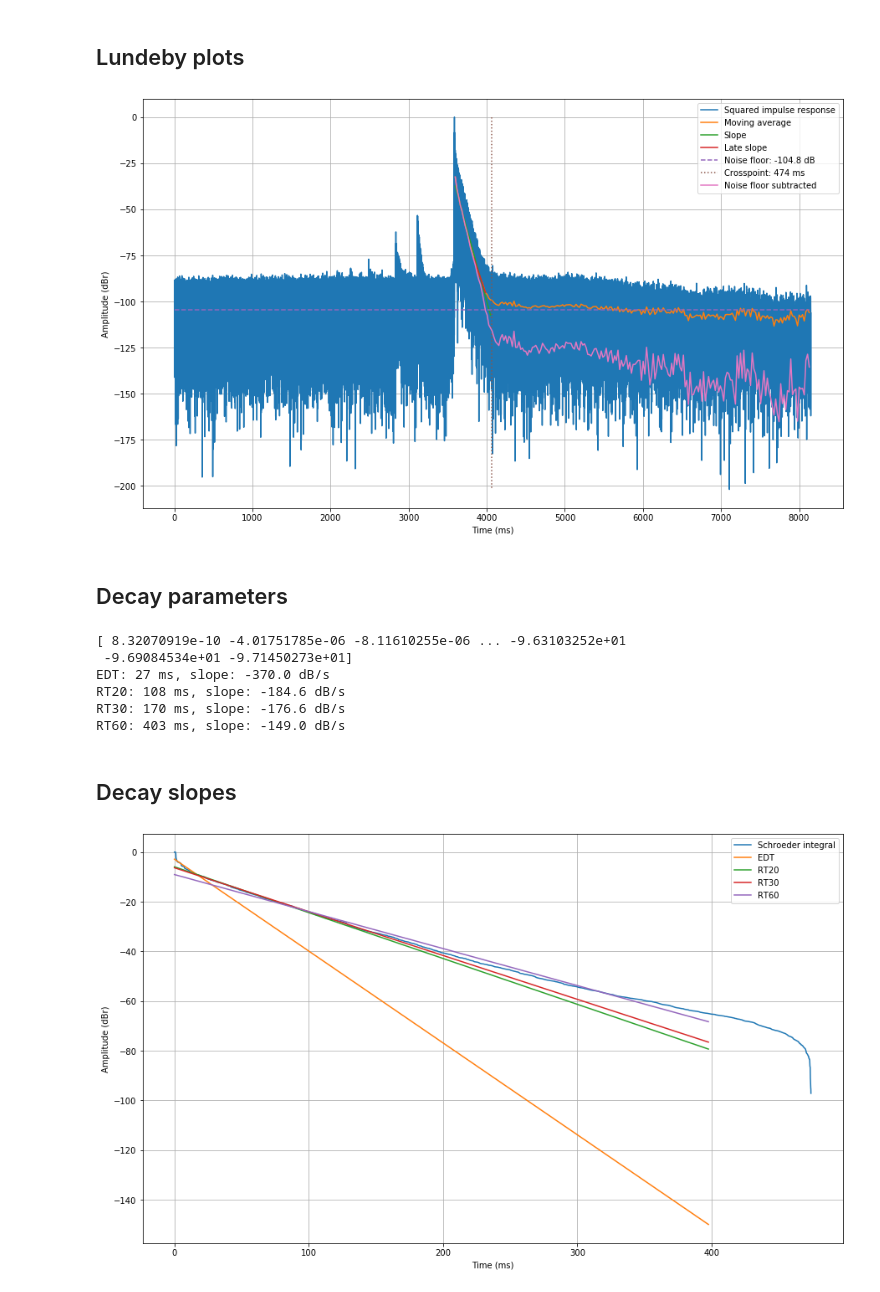
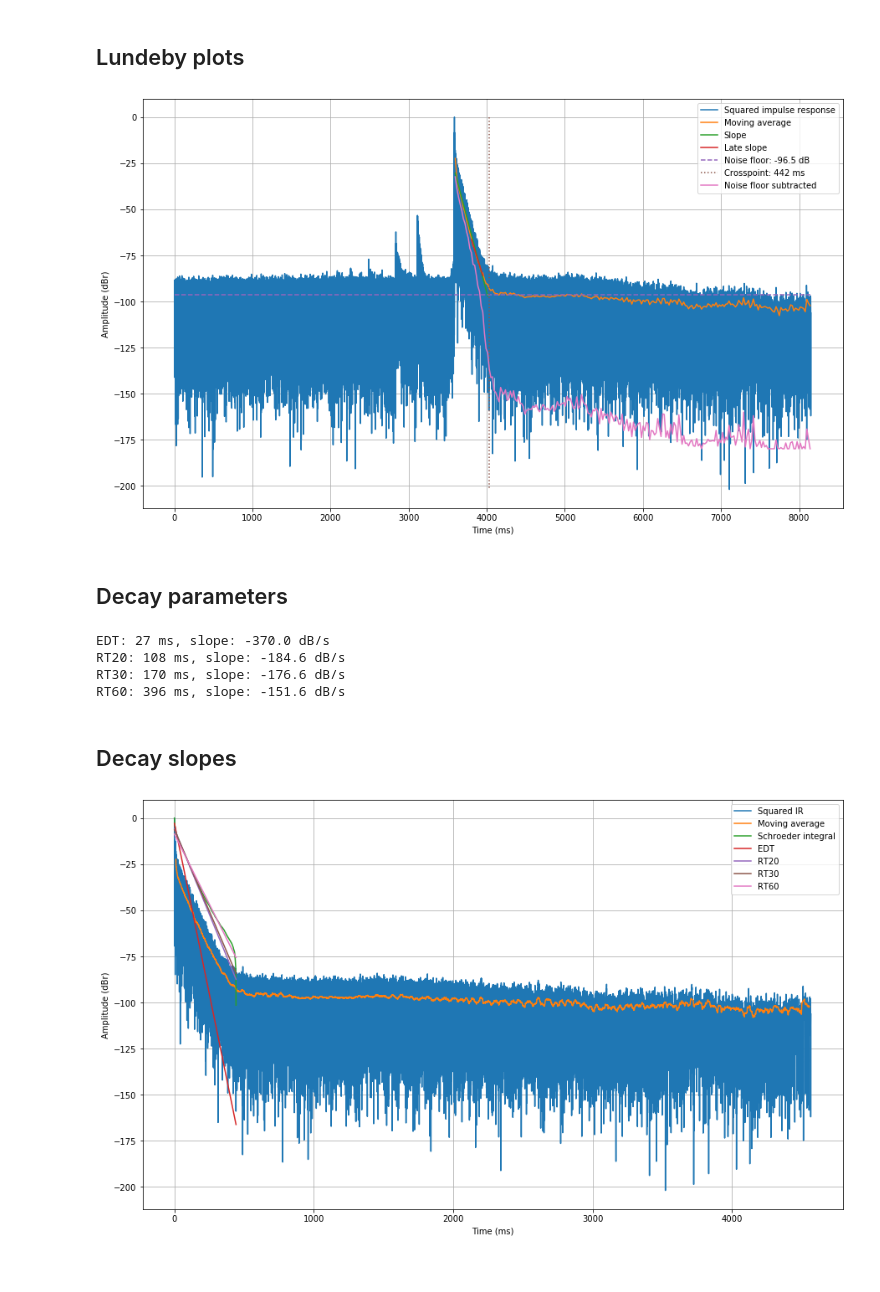
Before and after one commit to jaakkopasanen/Impulcifer, a Jupyter notebook: research/reverberation-management/lundeby.ipynb, the cells around one changed output. Cells and saved outputs as stored; diff of their text form; code cells hidden in the pictures.

```diff
--- a/research/reverberation-management/lundeby.ipynb
+++ b/research/reverberation-management/lundeby.ipynb
@@ -36,7 +36,7 @@ peak_time = ir.peak_index() / ir.fs
 
 # 1. The squared impulse response is averaged into localtime intervals in the range of 10–50 ms,
 # to yield asmooth curve without losing short decays.
-squared = 10 * np.log10(ir.data[ir.peak_index():] ** 2)  # Square data
+squared = ir.data[ir.peak_index():] ** 2  # Square data
 t_squared = np.arange(0, 1 / ir.fs * len(squared), 1 / ir.fs)
 wd = 0.03  # Window duration
 n = int(len(squared) / ir.fs / wd)  # Number of time windows
@@ -45,11 +45,13 @@ t_windows = np.arange(n) * wd + wd / 2
 windows = squared.copy()
 windows = np.reshape(windows[:n*w], (n, w))  # Split into time windows
 windows = np.mean(windows, axis=1)  # Average each time window
+windows = 10 * np.log10(windows)  # dB
 
 # 2. A first estimate for the background noise level is deter-mined  from a time segment containing the last 10  %of the impulse response.
 # This gives a reasonable statis-tical selection without a large systematic error, if thedecay continues to the end of the response.
 tail = squared[int(-0.1 * len(squared)):]
 noise_floor = np.mean(tail)
+noise_floor = 10 * np.log10(noise_floor)
 print(f'Noise floor: {noise_floor}')
 
 # 3. The decay slope is estimated using linear regression between the time interval containing the response 0 dBpeak,
@@ -72,6 +74,7 @@ t_windows = np.arange(n) * wd + wd / 2
 windows = squared.copy()
 windows = np.reshape(windows[:n*w], (n, w))  # Split into time windows
 windows = np.mean(windows, axis=1)  # Average each time window
+windows = 10 * np.log10(windows)  # dB
 
 # Steps 7–9 are iterated until the crosspoint is found to converge(max. 5 iterations).
 for _ in range(5):
@@ -81,10 +84,13 @@ for _ in range(5):
     crosspoint_value = windows[crosspoint_index]
     noise_floor_start_index = np.argwhere(windows <= crosspoint_value - 5)[0, 0]  # Index to the first window which is 5 dB below crosspoint
     #noise_floor_start_time = max(t_windows[noise_floor_start_index], 0.1 * ir.duration())  # Discovered index or 10% of total IR length
-    noise_floor_start_time = t_windows[noise_floor_start_index]  # Discovered index or 10% of total IR length
-    noise_floor_end_time = noise_floor_start_time + 0.1 * len(squared) / ir.fs  # TODO: Until the very end?
+    #noise_floor_start_time = t_windows[noise_floor_start_index]  # Discovered index or 10% of total IR length
+    noise_floor_start_time = crosspoint_time * 1.33
+    #noise_floor_end_time = noise_floor_start_time + 0.1 * len(squared) / ir.fs  # TODO: Until the very end?
+    noise_floor_end_time = noise_floor_start_time + crosspoint_time
     noise_floor = np.mean(squared[np.logical_and(t_squared >= noise_floor_start_time, t_squared <= noise_floor_end_time)])
-    print(f'Noise floor: {noise_floor}')
+    noise_floor = 10 * np.log10(noise_floor)
+    print(f'Noise floor ({noise_floor_start_time * 1000:.0f} ms -> {noise_floor_end_time * 1000:.0f} ms): {noise_floor}')
 
     # 8. The late decay slope is estimated for a dynamic range of 10–20 dB, starting from a point 5–10 dB above the noise level.
     slope_end = np.argwhere(windows >= noise_floor + 8)[-1, 0]
@@ -128,7 +140,11 @@ ax.plot(tw * 1000, windows, label='Moving average')
 ax.plot(tw[:crosspoint_index] * 1000, t_windows[:crosspoint_index] * slope + intercept, label='Slope')
 ax.plot(tw[slope_start:slope_end] * 1000, t_windows[slope_start:slope_end] * late_slope + late_intercept, label='Late slope')
 ax.plot([0, tw[-1] * 1000], [noise_floor, noise_floor], linestyle='--', label=f'Noise floor: {noise_floor:.1f} dB')
-ax.plot((np.array([crosspoint_time, crosspoint_time]) + peak_time) * 1000, [0, np.min(squared)], linestyle='dotted', label=f'Crosspoint: {crosspoint_time * 1000:.0f} ms')
+ax.plot(
+    (np.array([crosspoint_time, crosspoint_time]) + peak_time) * 1000,
+    [0, np.min(10 * np.log10(squared))],
+    linestyle='dotted', label=f'Crosspoint: {crosspoint_time * 1000:.0f} ms'
+)
 ax.plot(tw * 1000, chu, label='Noise floor subtracted')
 ax.grid()
 ax.legend(loc='upper right')
@@ -136,7 +152,7 @@ ax.set_xlabel('Time (ms)')
 ax.set_ylabel('Amplitude (dBr)')
 plt.show()
 # %% [output]
-[figure, old version]
+[figure, new version]
 # %% [markdown]
 ## Decay parameters
 # %%
@@ -147,12 +163,12 @@ _ir.crop_head()
 hilbert = np.imag(signal.hilbert(_ir.data))
 schroeder = np.cumsum(hilbert[td::-1]**2 / np.sum(hilbert[:td]**2))[:0:-1]
 schroeder = 10 * np.log10(schroeder)
-print(schroeder)
 
 # Early decay time
 start_edt = np.argwhere(schroeder <= -1)[0, 0]
 end_edt = np.argwhere(schroeder <= -10)[0, 0]
 slope_edt, intercept_edt, _, _, _ = stats.linregress(t_td[0:end_edt], schroeder[0:end_edt])
+line_edt = slope_edt * t_td + intercept_edt
 edt = -10 / slope_edt
 print(f'EDT: {edt*1000:.0f} ms, slope: {slope_edt:.1f} dB/s')
 
@@ -160,41 +176,51 @@ print(f'EDT: {edt*1000:.0f} ms, slope: {slope_edt:.1f} dB/s')
 start = np.argwhere(schroeder <= -5)[0, 0]  # Find index of -5 dB
 end20 = np.argwhere(schroeder <= -25)[0, 0]
 slope20, intercept20, _, _, _ = stats.linregress(t_td[start:end20], schroeder[start:end20])
+line20 = slope20 * t_td + intercept20
 rt20 = -20 / slope20
 print(f'RT20: {rt20*1000:.0f} ms, slope: {slope20:.1f} dB/s')
 
 # RT30
 end30 = np.argwhere(schroeder <= -35)[0, 0]
 slope30, intercept30, _, _, _ = stats.linregress(t_td[start:end30], schroeder[start:end30])
+line30 = slope30 * t_td + intercept30
 rt30 = -30 / slope30
 print(f'RT30: {rt30*1000:.0f} ms, slope: {slope30:.1f} dB/s')
 
 # RT60
 end60 = np.argwhere(schroeder <= -65)[0, 0]
 slope60, intercept60, _, _, _ = stats.linregress(t_td[start:end60], schroeder[start:end60])
+line60 = slope60 * t_td + intercept60
 rt60 = -60 / slope60
 print(f'RT60: {rt60*1000:.0f} ms, slope: {slope60:.1f} dB/s')
 # %% [output]
-[ 8.32070919e-10 -4.01751785e-06 -8.11610255e-06 ... -9.63103252e+01
- -9.69084534e+01 -9.71450273e+01]
 EDT: 27 ms, slope: -370.0 dB/s
 RT20: 108 ms, slope: -184.6 dB/s
 RT30: 170 ms, slope: -176.6 dB/s
-RT60: 403 ms, slope: -149.0 dB/s
+RT60: 396 ms, slope: -151.6 dB/s
 # %% [markdown]
 ## Decay slopes
+# %%
+def running_mean(x, N):
+    cumsum = np.cumsum(np.insert(x, 0, 0))
+    return (cumsum[N:] - cumsum[:-N]) / float(N)
+# %%
+avg = running_mean(squared, w)
+avg = 10 * np.log10(avg)
 # %%
 fig, ax = plt.subplots()
 fig.set_size_inches(15, 9)
+ax.plot(t_squared * 1000, 10 * np.log10(squared), label='Squared IR')
+ax.plot(t_squared[w // 2:-(w // 2 - 1)] * 1000, avg, label='Moving average')
 ax.plot(t[:td] * 1000, schroeder, label='Schroeder integral')
-ax.plot(t_td[:end60] * 1000, slope_edt * t_td[:end60] + intercept_edt, label='EDT')
-ax.plot(t_td[:end60] * 1000, slope20 * t_td[:end60] + intercept20, label='RT20')
-ax.plot(t_td[:end60] * 1000, slope30 * t_td[:end60] + intercept30, label='RT30')
-ax.plot(t_td[:end60] * 1000, slope60 * t_td[:end60] + intercept60, label='RT60')
+ax.plot(t_td * 1000, line_edt, label='EDT')
+ax.plot(t_td * 1000, slope20 * t_td + intercept20, label='RT20')
+ax.plot(t_td * 1000, slope30 * t_td + intercept30, label='RT30')
+ax.plot(t_td * 1000, slope60 * t_td + intercept60, label='RT60')
 ax.grid()
 ax.legend(loc='upper right')
 ax.set_xlabel('Time (ms)')
 ax.set_ylabel('Amplitude (dBr)')
 plt.show()
 # %% [output]
-[figure, old version]
+[figure, new version]
```
Also changed, not shown: parts of 6 cells of this notebook.
